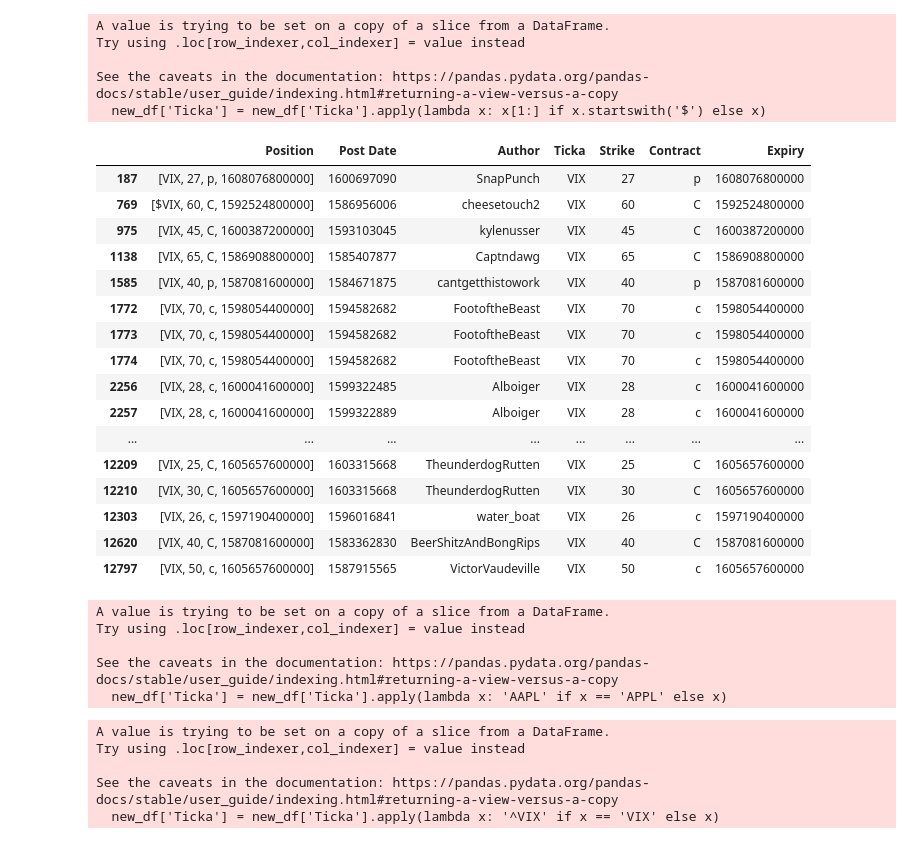
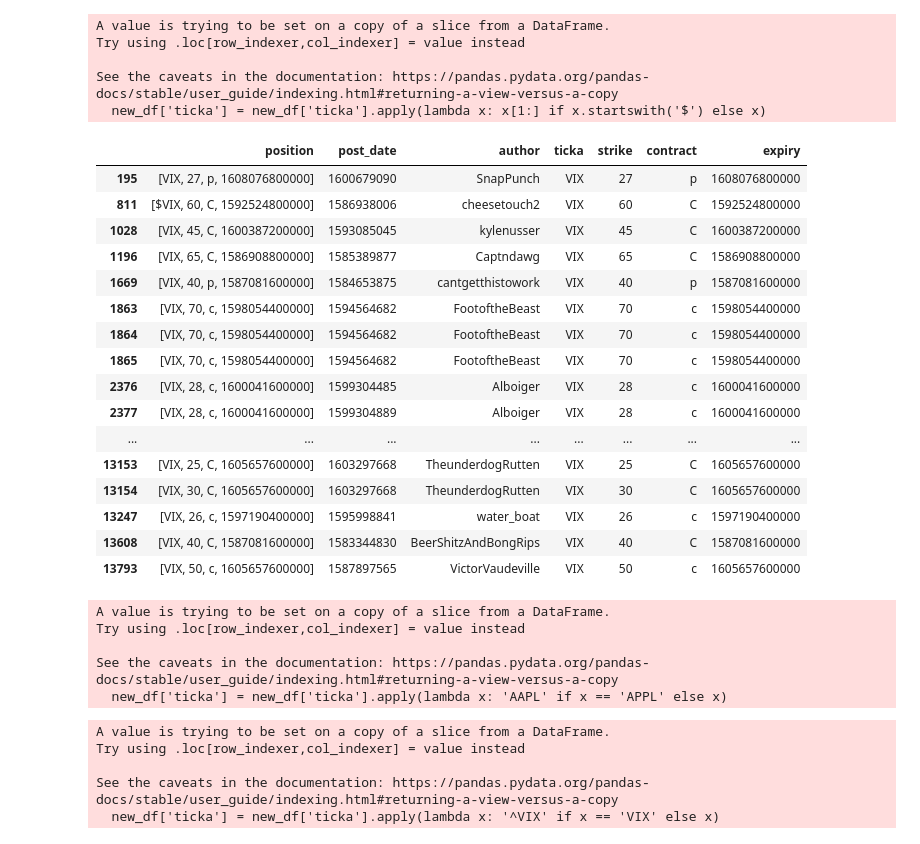
Before and after one commit to realjacoblinder/wsbanalysis, a Jupyter notebook: Phase 4 again.ipynb, the cells around one changed output. Cells and saved outputs as stored; diff of their text form; code cells hidden in the pictures.

```diff
--- a/Phase 4 again.ipynb
+++ b/Phase 4 again.ipynb
@@ -49,7 +36,7 @@ for index,row in data.iterrows():
     author = row['author']
     post_date = row['created_utc']
     for position in row['regexed_combined']:
-        new_row = {'Position':position, 'Post Date': post_date, 'Author':author}
+        new_row = {'position':position, 'post_date': post_date, 'author':author}
         new_df = new_df.append(new_row, ignore_index=True)
 # %%
 new_df
@@ -70,54 +57,54 @@ new_df
 # %%
-new_df['Ticka'] = new_df['Position'].apply(lambda x: x[0])
-new_df['Strike'] = new_df['Position'].apply(lambda x: x[1])
-new_df['Contract'] = new_df['Position'].apply(lambda x: x[2])
-new_df['Expiry'] = new_df['Position'].apply(lambda x: x[3])
+new_df['ticka'] = new_df['position'].apply(lambda x: x[0])
+new_df['strike'] = new_df['position'].apply(lambda x: x[1])
+new_df['contract'] = new_df['position'].apply(lambda x: x[2])
+new_df['expiry'] = new_df['position'].apply(lambda x: x[3])
 # %%
-new_df = new_df[new_df['Ticka'] != 'NONE']
+new_df = new_df[new_df['ticka'] != 'NONE']
 # %%
-new_df['Ticka'] = new_df['Ticka'].apply(lambda x: x[1:] if x.startswith('$') else x)
+new_df['ticka'] = new_df['ticka'].apply(lambda x: x[1:] if x.startswith('$') else x)
 # %% [output]
 A value is trying to be set on a copy of a slice from a DataFrame.
 Try using .loc[row_indexer,col_indexer] = value instead
 
 See the caveats in the documentation: https://pandas.pydata.org/pandas-docs/stable/user_guide/indexing.html#returning-a-view-versus-a-copy
-  new_df['Ticka'] = new_df['Ticka'].apply(lambda x: x[1:] if x.startswith('$') else x)
+  new_df['ticka'] = new_df['ticka'].apply(lambda x: x[1:] if x.startswith('$') else x)
 # %%
-new_df[new_df['Ticka'] == 'VIX']
+new_df[new_df['ticka'] == 'VIX']
 # %% [output]
-|  | Position | Post Date | Author | Ticka | Strike | Contract | Expiry |
-| 187 | [VIX, 27, p, 1608076800000] | 1600697090 | SnapPunch | VIX | 27 | p | 1608076800000 |
-| 769 | [$VIX, 60, C, 1592524800000] | 1586956006 | cheesetouch2 | VIX | 60 | C | 1592524800000 |
-| 975 | [VIX, 45, C, 1600387200000] | 1593103045 | kylenusser | VIX | 45 | C | 1600387200000 |
-| 1138 | [VIX, 65, C, 1586908800000] | 1585407877 | Captndawg | VIX | 65 | C | 1586908800000 |
-| 1585 | [VIX, 40, p, 1587081600000] | 1584671875 | cantgetthistowork | VIX | 40 | p | 1587081600000 |
-| 1772 | [VIX, 70, c, 1598054400000] | 1594582682 | FootoftheBeast | VIX | 70 | c | 1598054400000 |
-| 1773 | [VIX, 70, c, 1598054400000] | 1594582682 | FootoftheBeast | VIX | 70 | c | 1598054400000 |
-| 1774 | [VIX, 70, c, 1598054400000] | 1594582682 | FootoftheBeast | VIX | 70 | c | 1598054400000 |
-| 2256 | [VIX, 28, c, 1600041600000] | 1599322485 | Alboiger | VIX | 28 | c | 1600041600000 |
-| 2257 | [VIX, 28, c, 1600041600000] | 1599322889 | Alboiger | VIX | 28 | c | 1600041600000 |
+|  | position | post_date | author | ticka | strike | contract | expiry |
+| 195 | [VIX, 27, p, 1608076800000] | 1600679090 | SnapPunch | VIX | 27 | p | 1608076800000 |
+| 811 | [$VIX, 60, C, 1592524800000] | 1586938006 | cheesetouch2 | VIX | 60 | C | 1592524800000 |
+| 1028 | [VIX, 45, C, 1600387200000] | 1593085045 | kylenusser | VIX | 45 | C | 1600387200000 |
+| 1196 | [VIX, 65, C, 1586908800000] | 1585389877 | Captndawg | VIX | 65 | C | 1586908800000 |
+| 1669 | [VIX, 40, p, 1587081600000] | 1584653875 | cantgetthistowork | VIX | 40 | p | 1587081600000 |
+| 1863 | [VIX, 70, c, 1598054400000] | 1594564682 | FootoftheBeast | VIX | 70 | c | 1598054400000 |
+| 1864 | [VIX, 70, c, 1598054400000] | 1594564682 | FootoftheBeast | VIX | 70 | c | 1598054400000 |
+| 1865 | [VIX, 70, c, 1598054400000] | 1594564682 | FootoftheBeast | VIX | 70 | c | 1598054400000 |
+| 2376 | [VIX, 28, c, 1600041600000] | 1599304485 | Alboiger | VIX | 28 | c | 1600041600000 |
+| 2377 | [VIX, 28, c, 1600041600000] | 1599304889 | Alboiger | VIX | 28 | c | 1600041600000 |
 | ... | ... | ... | ... | ... | ... | ... | ... |
-| 12209 | [VIX, 25, C, 1605657600000] | 1603315668 | TheunderdogRutten | VIX | 25 | C | 1605657600000 |
-| 12210 | [VIX, 30, C, 1605657600000] | 1603315668 | TheunderdogRutten | VIX | 30 | C | 1605657600000 |
-| 12303 | [VIX, 26, c, 1597190400000] | 1596016841 | water_boat | VIX | 26 | c | 1597190400000 |
-| 12620 | [VIX, 40, C, 1587081600000] | 1583362830 | BeerShitzAndBongRips | VIX | 40 | C | 1587081600000 |
-| 12797 | [VIX, 50, c, 1605657600000] | 1587915565 | VictorVaudeville | VIX | 50 | c | 1605657600000 |
+| 13153 | [VIX, 25, C, 1605657600000] | 1603297668 | TheunderdogRutten | VIX | 25 | C | 1605657600000 |
+| 13154 | [VIX, 30, C, 1605657600000] | 1603297668 | TheunderdogRutten | VIX | 30 | C | 1605657600000 |
+| 13247 | [VIX, 26, c, 1597190400000] | 1595998841 | water_boat | VIX | 26 | c | 1597190400000 |
+| 13608 | [VIX, 40, C, 1587081600000] | 1583344830 | BeerShitzAndBongRips | VIX | 40 | C | 1587081600000 |
+| 13793 | [VIX, 50, c, 1605657600000] | 1587897565 | VictorVaudeville | VIX | 50 | c | 1605657600000 |
 # %%
-new_df['Ticka'] = new_df['Ticka'].apply(lambda x: 'AAPL' if x == 'APPL' else x)
+new_df['ticka'] = new_df['ticka'].apply(lambda x: 'AAPL' if x == 'APPL' else x)
 # %% [output]
 A value is trying to be set on a copy of a slice from a DataFrame.
 Try using .loc[row_indexer,col_indexer] = value instead
 
 See the caveats in the documentation: https://pandas.pydata.org/pandas-docs/stable/user_guide/indexing.html#returning-a-view-versus-a-copy
-  new_df['Ticka'] = new_df['Ticka'].apply(lambda x: 'AAPL' if x == 'APPL' else x)
+  new_df['ticka'] = new_df['ticka'].apply(lambda x: 'AAPL' if x == 'APPL' else x)
 # %%
-new_df['Ticka'] = new_df['Ticka'].apply(lambda x: '^VIX' if x == 'VIX' else x)
+new_df['ticka'] = new_df['ticka'].apply(lambda x: '^VIX' if x == 'VIX' else x)
 # %% [output]
 A value is trying to be set on a copy of a slice from a DataFrame.
 Try using .loc[row_indexer,col_indexer] = value instead
 
 See the caveats in the documentation: https://pandas.pydata.org/pandas-docs/stable/user_guide/indexing.html#returning-a-view-versus-a-copy
-  new_df['Ticka'] = new_df['Ticka'].apply(lambda x: '^VIX' if x == 'VIX' else x)
+  new_df['ticka'] = new_df['ticka'].apply(lambda x: '^VIX' if x == 'VIX' else x)
 # %%
 new_df
 # %% [output]
```
Also changed, not shown: parts of 15 cells of this notebook, 11 other files.
